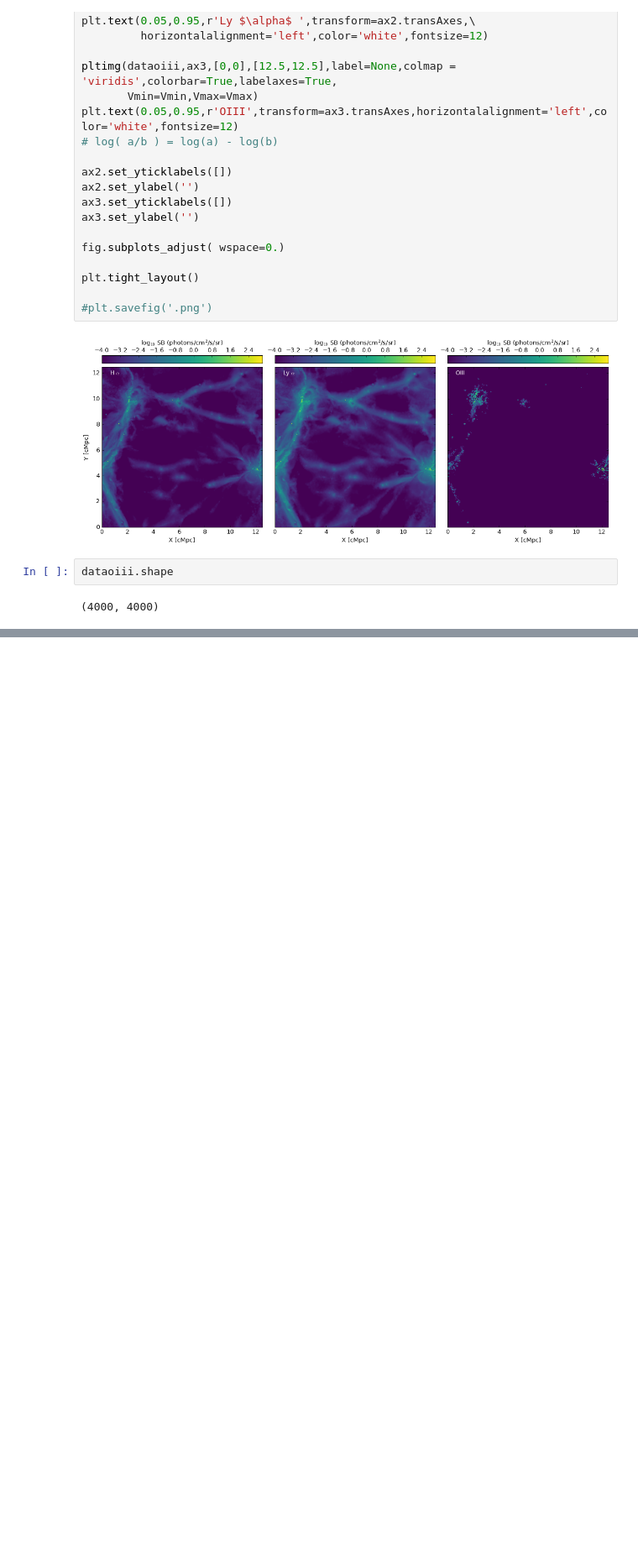
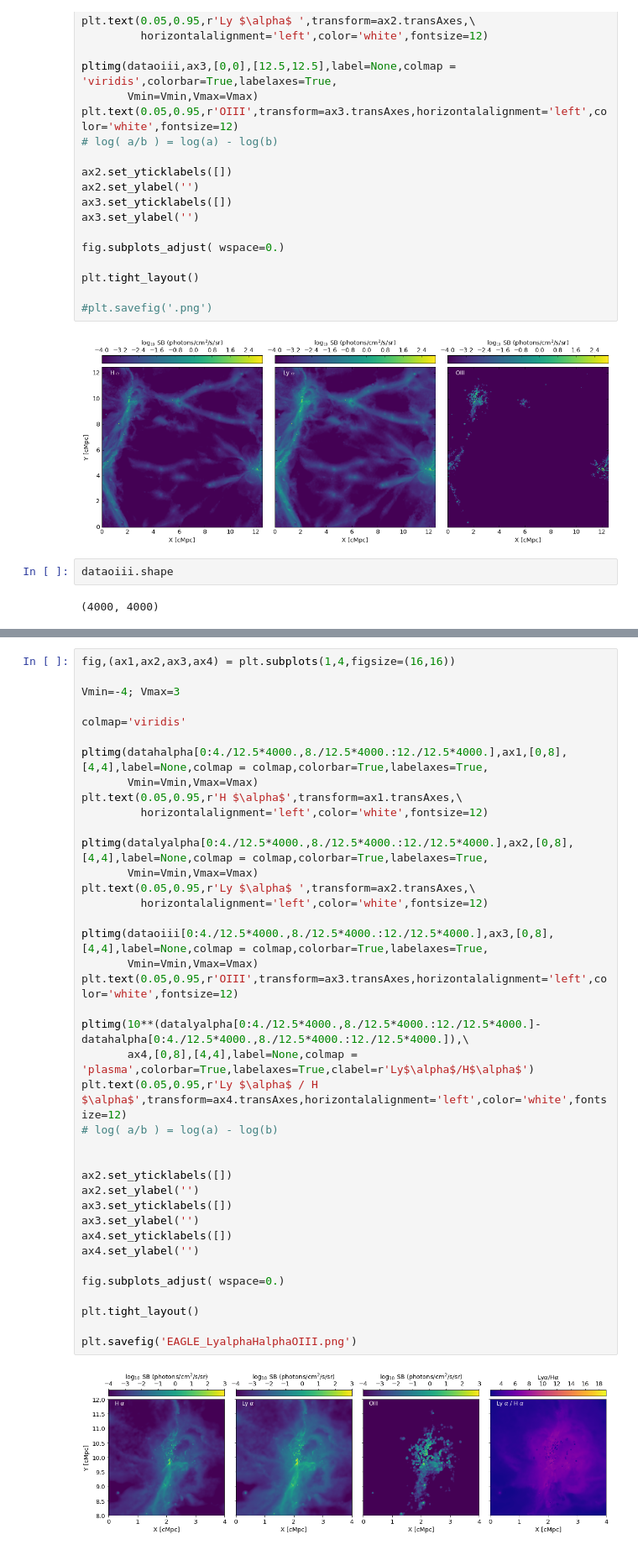
Before and after one commit to lokhorst/HalphaScripts, a Jupyter notebook: EagleSimScripts/EAGLE_Lyalpha_vs_Halpha.ipynb, the cells around one changed output, grey strips where cells are left out. Shown at 84% size. Drawn from its saved outputs; the diff is of its cells as text; blank space fills up the shorter version.

```diff
--- a/EagleSimScripts/EAGLE_Lyalpha_vs_Halpha.ipynb
+++ b/EagleSimScripts/EAGLE_Lyalpha_vs_Halpha.ipynb
@@ -296,0 +274,41 @@ plt.tight_layout()
+# %%
+fig,(ax1,ax2,ax3,ax4) = plt.subplots(1,4,figsize=(16,16))
+
+Vmin=-4; Vmax=3
+
+colmap='viridis'
+
+pltimg(datahalpha[0:4./12.5*4000.,8./12.5*4000.:12./12.5*4000.],ax1,[0,8],[4,4],label=None,colmap = colmap,colorbar=True,labelaxes=True,
+       Vmin=Vmin,Vmax=Vmax)
+plt.text(0.05,0.95,r'H $\alpha$',transform=ax1.transAxes,\
+         horizontalalignment='left',color='white',fontsize=12)
+
+pltimg(datalyalpha[0:4./12.5*4000.,8./12.5*4000.:12./12.5*4000.],ax2,[0,8],[4,4],label=None,colmap = colmap,colorbar=True,labelaxes=True,
+       Vmin=Vmin,Vmax=Vmax)
+plt.text(0.05,0.95,r'Ly $\alpha$ ',transform=ax2.transAxes,\
+         horizontalalignment='left',color='white',fontsize=12)
+
+pltimg(dataoiii[0:4./12.5*4000.,8./12.5*4000.:12./12.5*4000.],ax3,[0,8],[4,4],label=None,colmap = colmap,colorbar=True,labelaxes=True,
+       Vmin=Vmin,Vmax=Vmax)
+plt.text(0.05,0.95,r'OIII',transform=ax3.transAxes,horizontalalignment='left',color='white',fontsize=12)
+
+pltimg(10**(datalyalpha[0:4./12.5*4000.,8./12.5*4000.:12./12.5*4000.]-datahalpha[0:4./12.5*4000.,8./12.5*4000.:12./12.5*4000.]),\
+       ax4,[0,8],[4,4],label=None,colmap = 'plasma',colorbar=True,labelaxes=True,clabel=r'Ly$\alpha$/H$\alpha$')
+plt.text(0.05,0.95,r'Ly $\alpha$ / H $\alpha$',transform=ax4.transAxes,horizontalalignment='left',color='white',fontsize=12)
+# log( a/b ) = log(a) - log(b)
+
+
+ax2.set_yticklabels([])
+ax2.set_ylabel('')
+ax3.set_yticklabels([])
+ax3.set_ylabel('')
+ax4.set_yticklabels([])
+ax4.set_ylabel('')
+
+fig.subplots_adjust( wspace=0.)
+
+plt.tight_layout()
+
+plt.savefig('EAGLE_LyalphaHalphaOIII.png')
+# %% [output]
+[figure, added]
```
Also changed, not shown: parts of 4 cells of this notebook, 6 other files.
